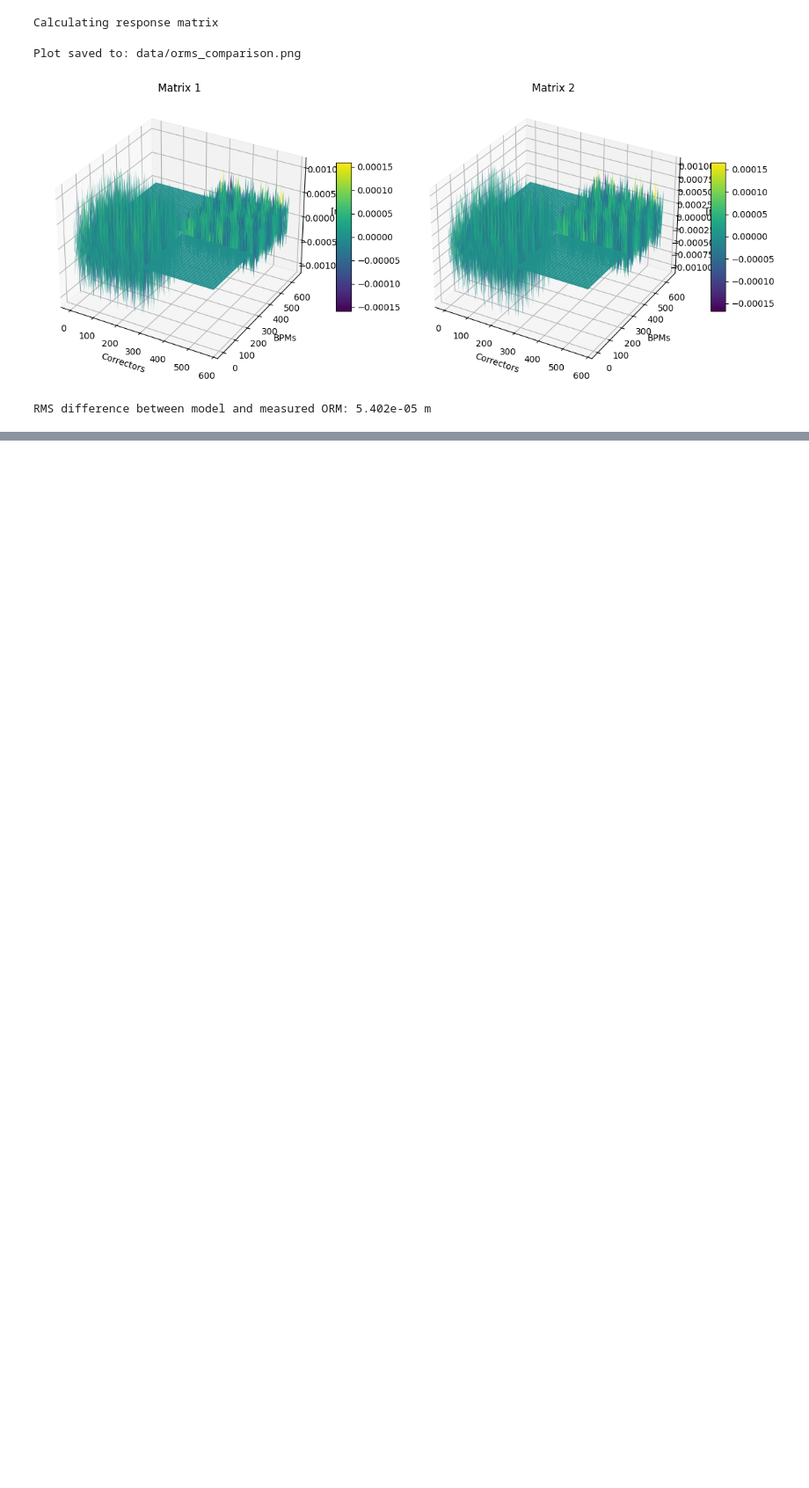
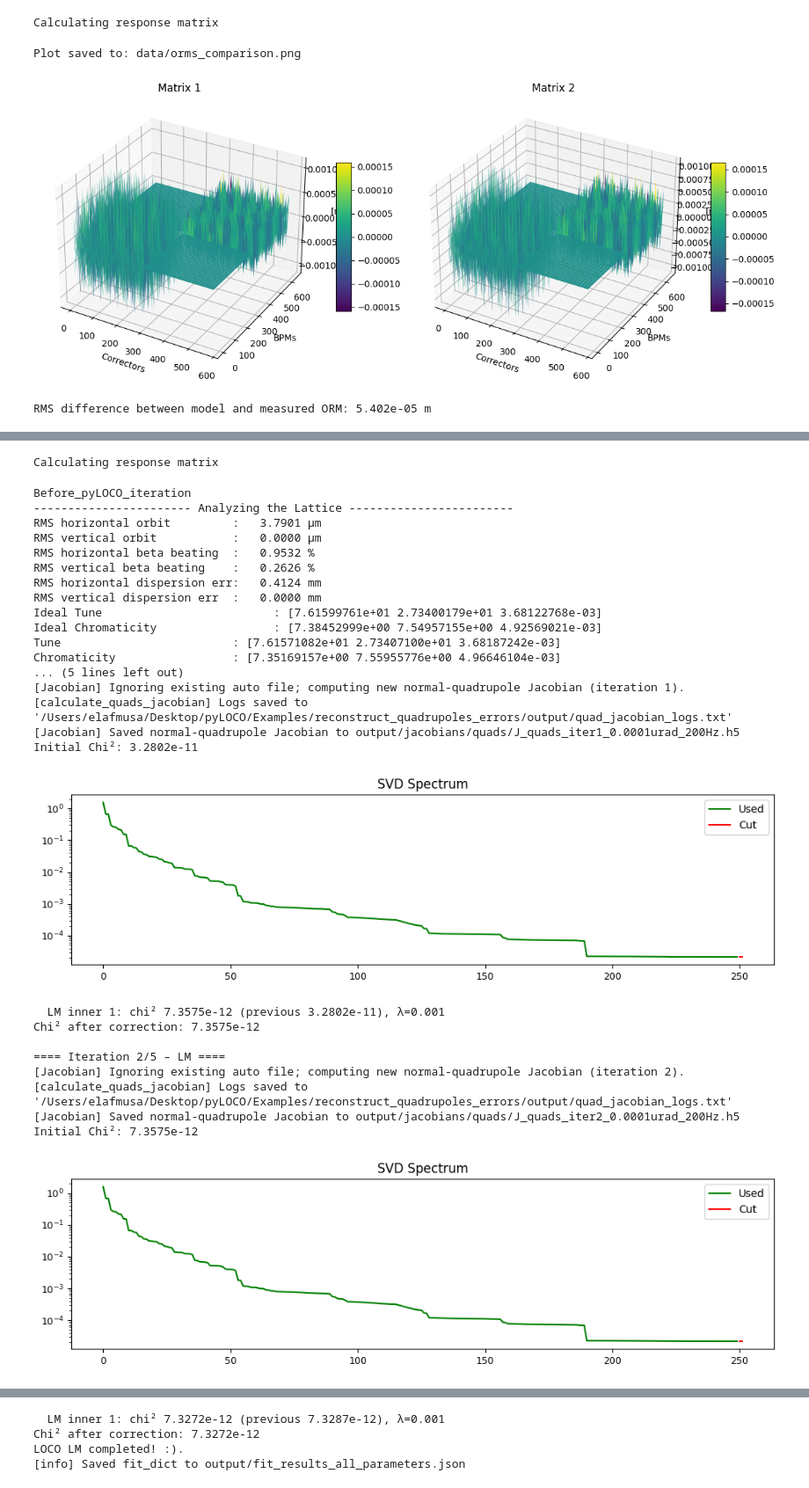
Before and after one commit to elafmusa/pyLOCO, a Jupyter notebook: Examples/reconstruct_quadrupoles_errors/example_two_quads_error.ipynb, the cells around one changed output, grey strips where cells are left out. Shown at 88% size. Saved outputs shown, nothing was run; the diff lists cells and outputs as text; code cells hidden in the pictures; blank space fills up the shorter version.

Commit message:
two corrections

```diff
--- a/Examples/reconstruct_quadrupoles_errors/example_two_quads_error.ipynb
+++ b/Examples/reconstruct_quadrupoles_errors/example_two_quads_error.ipynb
@@ -306 +309,76 @@ With errors emittance_h 140.988764546509 emittance_v 0.0
 ----------------------------------------------------------------------
+# %%
+# pyLOCO
+
+# ORM, dispersion and BPM noise measurements
+
+HCORR = SC.tuning.HCORR
+VCORR = SC.tuning.VCORR
+orm = measure_OrbitResponseMatrix(SC, HCORR, VCORR, dkick = 100e-6, normalize=False, bipolar=True) #[BPMS x cor] in meter
+eta =  measure_RFFrequencyOrbitResponse(SC, delta_frf =200, normalize = False, bipolar=True)
+etax = eta[:len(eta)//2] # meter
+etay = eta[len(eta)//2:] # meter
+x, y, x_std, y_std = get_average_orbit(SC, 100)
+sigma_w = np.concatenate((x_std, y_std))  # meter
+
+# save measurements in proper unit and format
+os.makedirs("./data", exist_ok=True)
+
+with h5py.File("./data/measured_orm_loco.h5", "w") as f:
+    f.create_dataset("response_matrix", data=orm)
+
+with h5py.File("./data/measured_dispersion_loco.h5", "w") as f:
+    f.create_dataset("measured_eta_x", data=etax)
+    f.create_dataset("measured_eta_y", data=etay)
+    f.attrs["delta_frf"] = 200
+
+x_std = np.ones_like(used_bpms_ords)
+y_std = np.ones_like(used_bpms_ords)
+sigma_w = np.concatenate((x_std, y_std))
+
+with h5py.File("./data/measured_BPM_noise_loco.h5", "w") as f:
+    f.create_dataset("Noise_BPMx", data=x_std)
+    f.create_dataset("Noise_BPMy", data=y_std)
+# %% [output]
+Calculating response matrix
+# %%
+from analyze_ring import analyze_ring
+
+print('Before_pyLOCO_iteration')
+elements_ind = at.get_refpts(SC.lattice.design, '*')
+analyze_ring(SC, elements_ind, useIdealRing=False, makeplot=False)
+
+# run pyloco
+#orm = np.hstack((orm, eta.reshape(-1, 1))) #When include_dispersion is true in the config
+config_path =  os.path.abspath("pyloco_config.py")
+current_fit_parameters, fit_parameters_dic, ring_pyloco = run_pyloco_from_model(
+                        orm, sigma_w,  etax,  etay,  config_path=config_path
+                    )
+# %% [output]
+Before_pyLOCO_iteration
+----------------------- Analyzing the Lattice ------------------------
+RMS horizontal orbit         :   3.7901 µm
+RMS vertical orbit           :   0.0000 µm
+RMS horizontal beta beating  :   0.9532 %
+RMS vertical beta beating    :   0.2626 %
+RMS horizontal dispersion err:   0.4124 mm
+RMS vertical dispersion err  :   0.0000 mm
+Ideal Tune                         : [7.61599761e+01 2.73400179e+01 3.68122768e-03]
+Ideal Chromaticity                 : [7.38452999e+00 7.54957155e+00 4.92569021e-03]
+Tune                         : [7.61571082e+01 2.73407100e+01 3.68187242e-03]
+Chromaticity                 : [7.35169157e+00 7.55955776e+00 4.96646104e-03]
+... (5 lines left out)
+[Jacobian] Ignoring existing auto file; computing new normal-quadrupole Jacobian (iteration 1).
+[calculate_quads_jacobian] Logs saved to '/Users/elafmusa/Desktop/pyLOCO/Examples/reconstruct_quadrupoles_errors/output/quad_jacobian_logs.txt'
+[Jacobian] Saved normal-quadrupole Jacobian to output/jacobians/quads/J_quads_iter1_0.0001urad_200Hz.h5
+Initial Chi²: 3.2802e-11
+[figure, added]
+  LM inner 1: chi² 7.3575e-12 (previous 3.2802e-11), λ=0.001
+Chi² after correction: 7.3575e-12
+
+==== Iteration 2/5 – LM ====
+[Jacobian] Ignoring existing auto file; computing new normal-quadrupole Jacobian (iteration 2).
+[calculate_quads_jacobian] Logs saved to '/Users/elafmusa/Desktop/pyLOCO/Examples/reconstruct_quadrupoles_errors/output/quad_jacobian_logs.txt'
+[Jacobian] Saved normal-quadrupole Jacobian to output/jacobians/quads/J_quads_iter2_0.0001urad_200Hz.h5
+Initial Chi²: 7.3575e-12
+[figure, added]
@@ -306,0 +412,4 @@ With errors emittance_h 140.988764546509 emittance_v 0.0
+  LM inner 1: chi² 7.3272e-12 (previous 7.3287e-12), λ=0.001
+Chi² after correction: 7.3272e-12
+LOCO LM completed! :).
+[info] Saved fit_dict to output/fit_results_all_parameters.json
```
Also changed, not shown: parts of 11 cells of this notebook.
